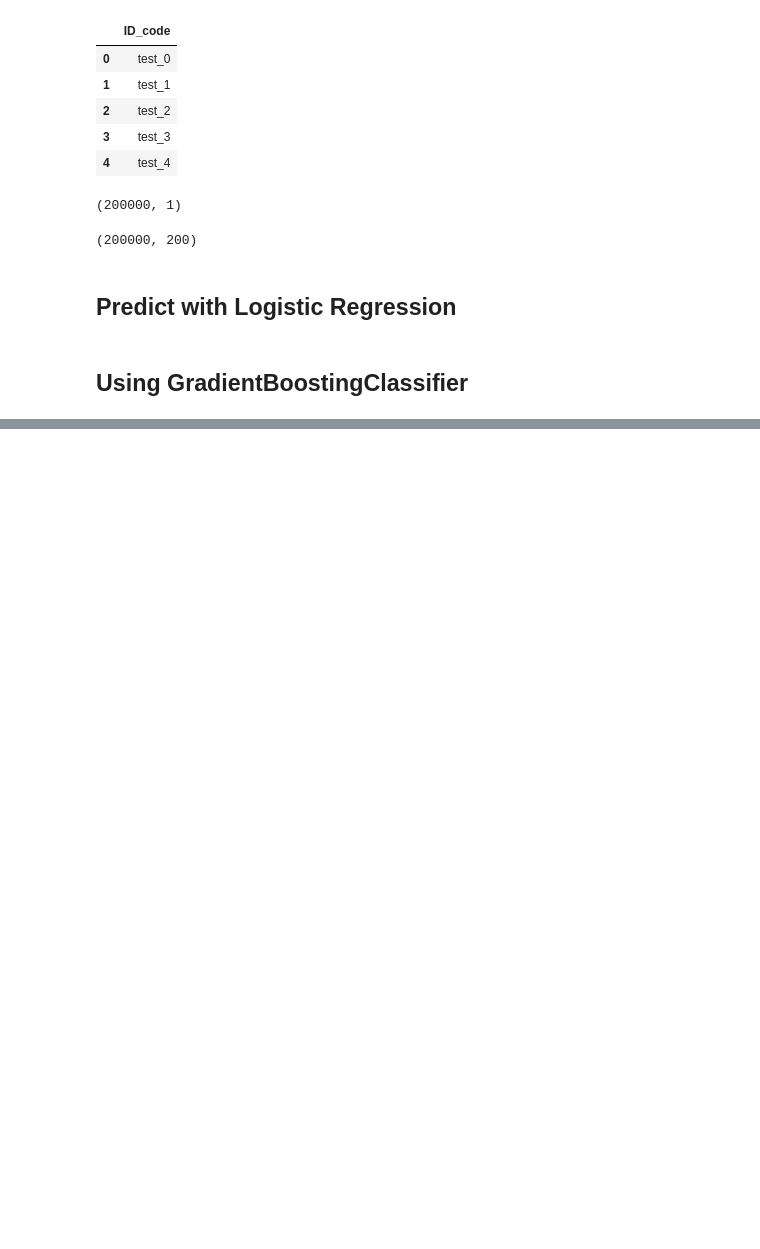
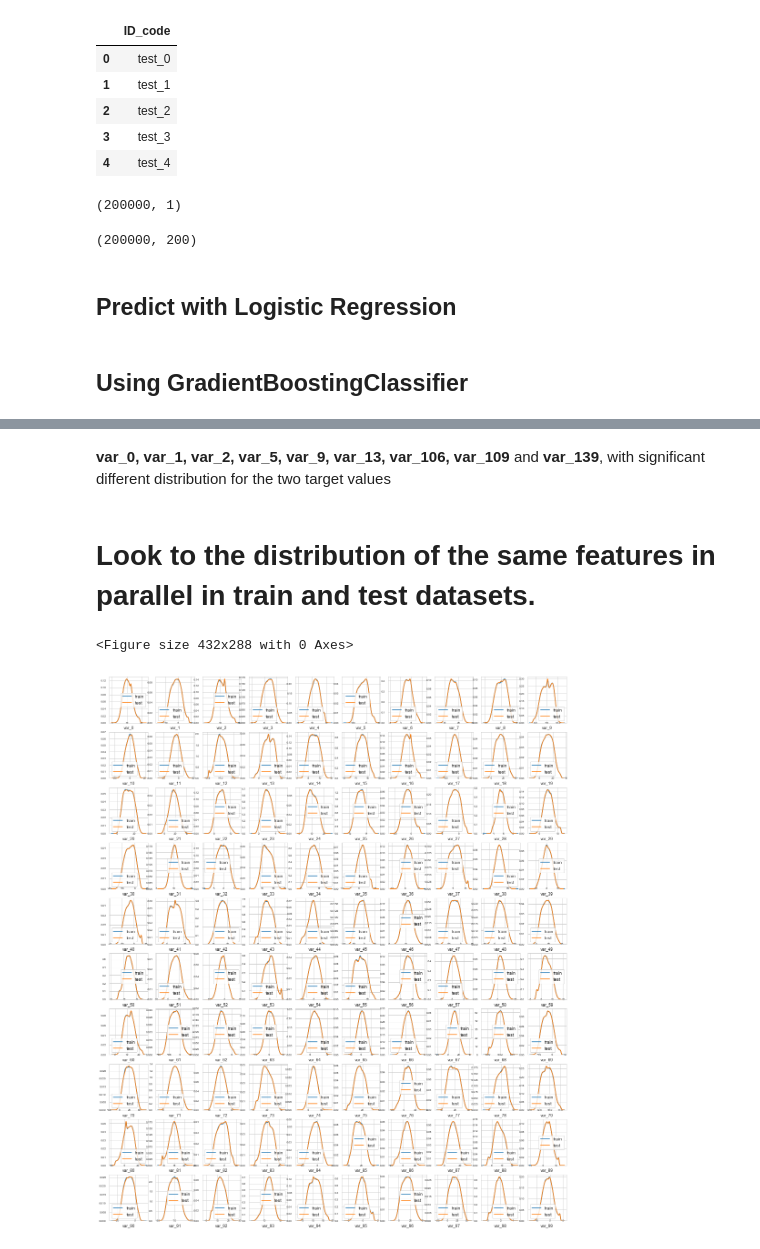
Before and after one commit to lucasdasilvac/python-machine-learning, a Jupyter notebook: Santander Customer Transaction Prediction/Santander Customer Transaction Prediction.ipynb, the cells around one changed output, grey strips where cells are left out. Drawn from its saved outputs; the diff is of its cells as text; code cells hidden in the pictures; blank space fills up the shorter version.

```diff
--- a/Santander Customer Transaction Prediction/Santander Customer Transaction Prediction.ipynb
+++ b/Santander Customer Transaction Prediction/Santander Customer Transaction Prediction.ipynb
@@ -390,0 +426,10 @@ sub_df.to_csv("submission.csv", index=False)
+# %% [markdown]
+**var_0, var_1, var_2, var_5, var_9, var_13, var_106, var_109** and **var_139**, with significant different distribution for the two target values
+# %% [markdown]
+# Look to the distribution of the same features in parallel in train and test datasets.
+# %%
+features = train_df.columns.values[2:102]
+plot_feature_distribution(train_df, test_df, 'train', 'test', features)
+# %% [output]
+<Figure size 432x288 with 0 Axes>
+[figure, added]
```
Also changed, not shown: parts of 30 cells of this notebook.
